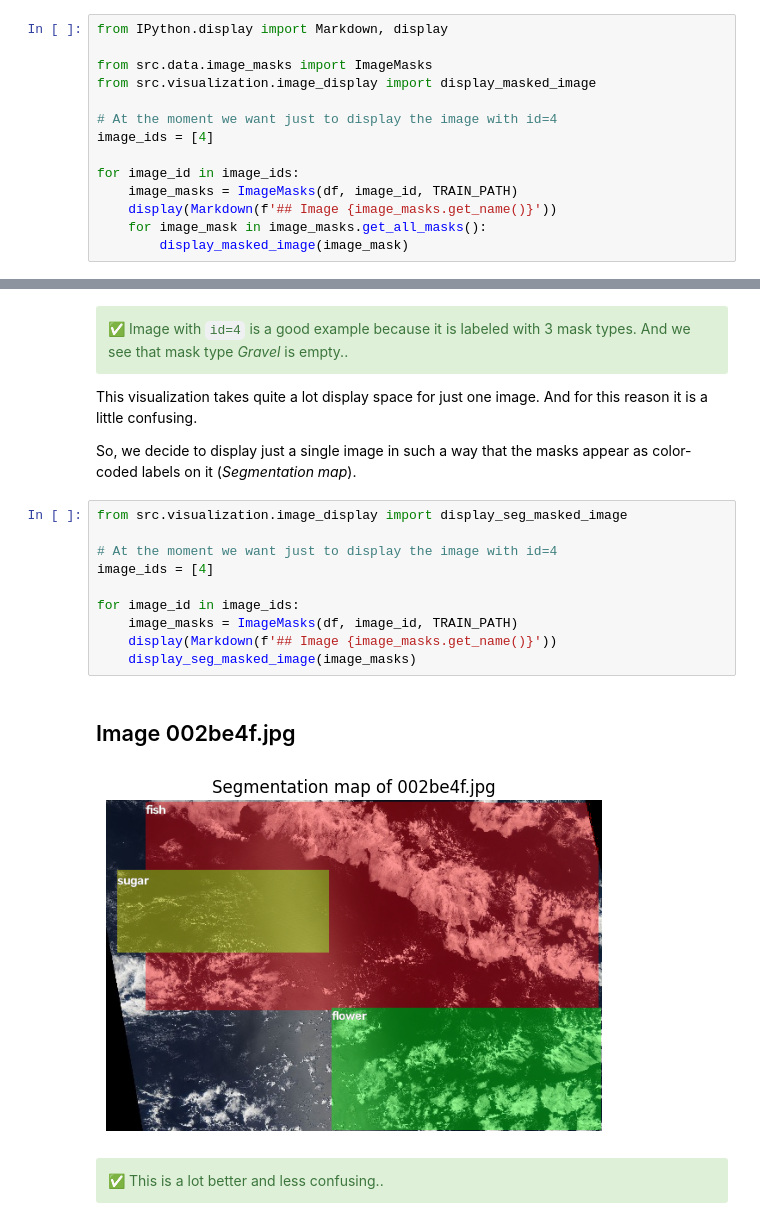
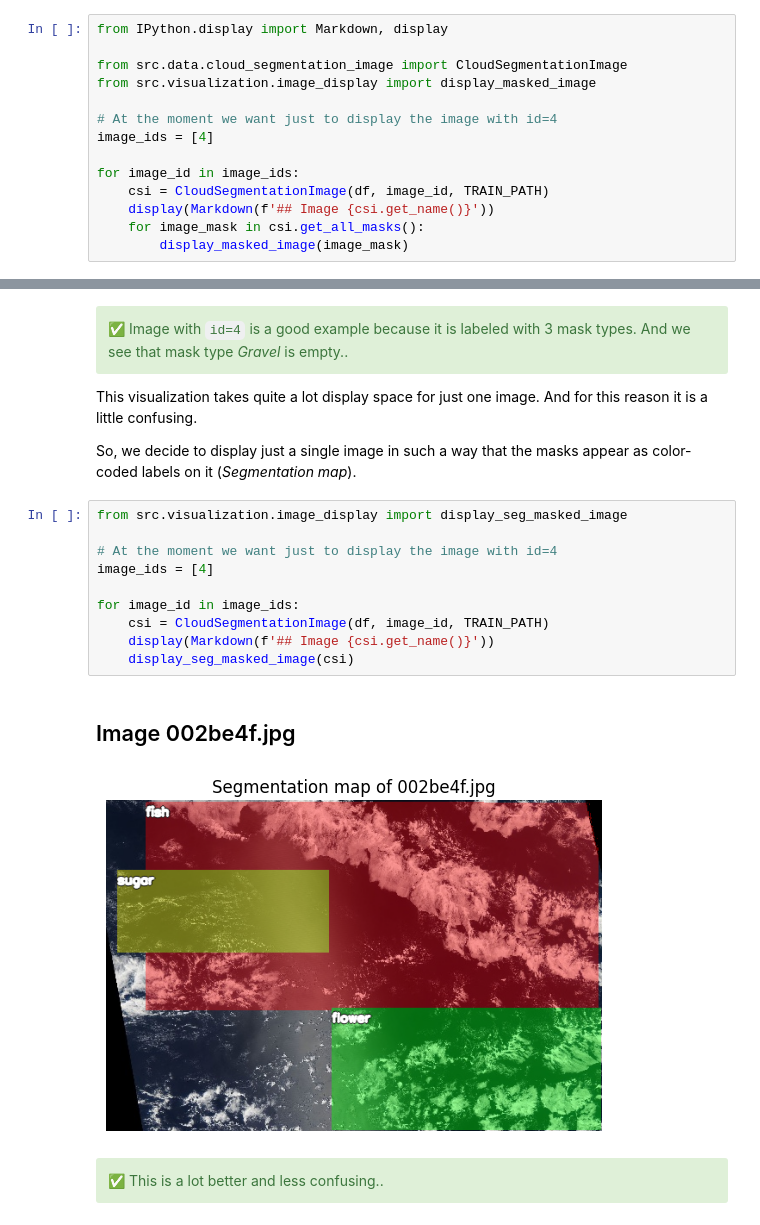
Before and after one commit to YOHANCOHENCODES/jun26_bcds_cloud_segmentation, a Jupyter notebook: notebooks/1.1-group-data-exploration.ipynb, the cells around one changed output, grey strips where cells are left out. Drawn from its saved outputs; the diff is of its cells as text.

```diff
--- a/notebooks/1.1-group-data-exploration.ipynb
+++ b/notebooks/1.1-group-data-exploration.ipynb
@@ -163,16 +163,16 @@ plt.show()
 # %%
 from IPython.display import Markdown, display
 
-from src.data.image_masks import ImageMasks
+from src.data.cloud_segmentation_image import CloudSegmentationImage
 from src.visualization.image_display import display_masked_image
 
 # At the moment we want just to display the image with id=4
 image_ids = [4]
 
 for image_id in image_ids:
-    image_masks = ImageMasks(df, image_id, TRAIN_PATH)
-    display(Markdown(f'## Image {image_masks.get_name()}'))
-    for image_mask in image_masks.get_all_masks():
+    csi = CloudSegmentationImage(df, image_id, TRAIN_PATH)
+    display(Markdown(f'## Image {csi.get_name()}'))
+    for image_mask in csi.get_all_masks():
         display_masked_image(image_mask)
 # %% [output]
 ## Image 002be4f.jpg
@@ -189,15 +189,15 @@ So, we decide to display just a single image in such a way that the masks appear
 # %%
 from src.visualization.image_display import display_seg_masked_image
 
 # At the moment we want just to display the image with id=4
 image_ids = [4]
 
 for image_id in image_ids:
-    image_masks = ImageMasks(df, image_id, TRAIN_PATH)
-    display(Markdown(f'## Image {image_masks.get_name()}'))
-    display_seg_masked_image(image_masks)
+    csi = CloudSegmentationImage(df, image_id, TRAIN_PATH)
+    display(Markdown(f'## Image {csi.get_name()}'))
+    display_seg_masked_image(csi)
 # %% [output]
 ## Image 002be4f.jpg
-[figure, old version]
+[figure, new version]
 # %% [markdown]
 <div class="alert alert-success">✅ This is a lot better and less confusing.</b>.</div>
```
Also changed, not shown: parts of 1 cell of this notebook, 3 other files.
